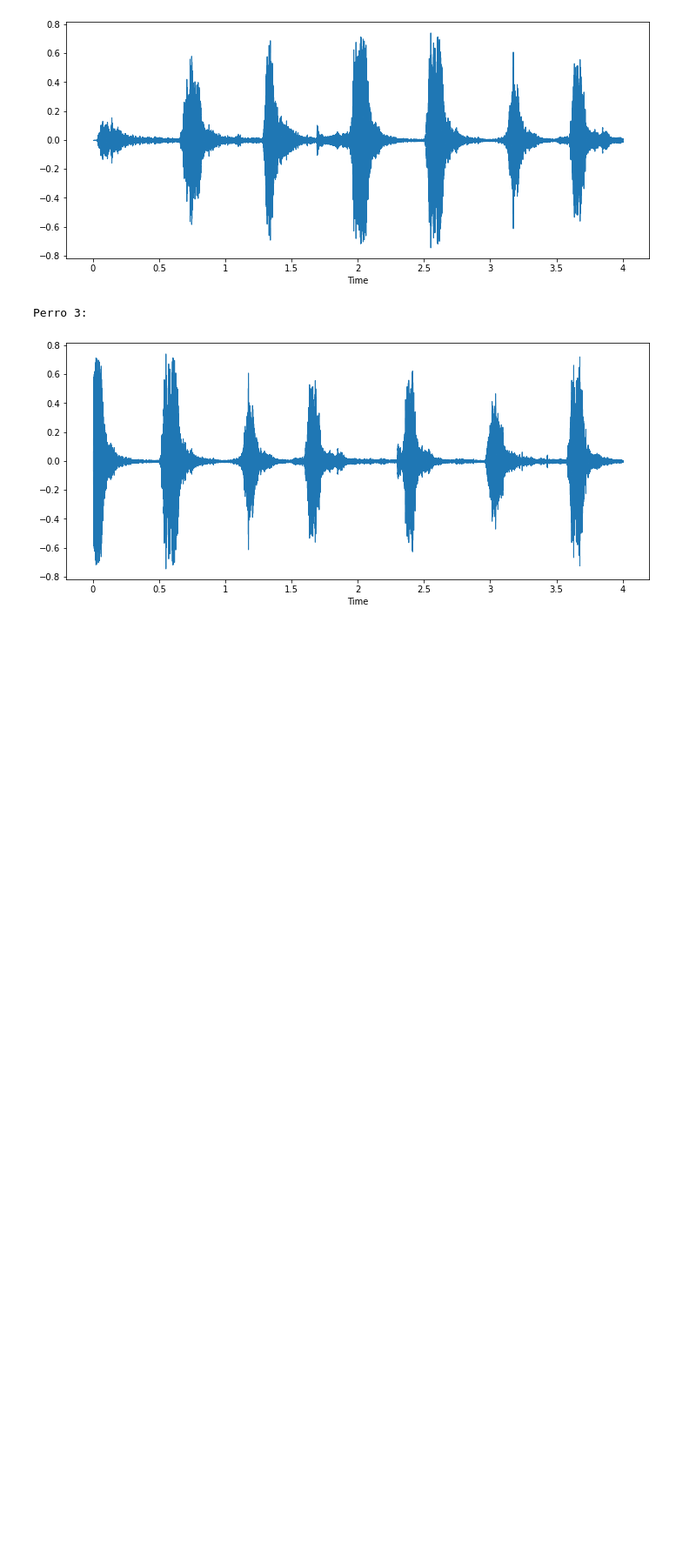
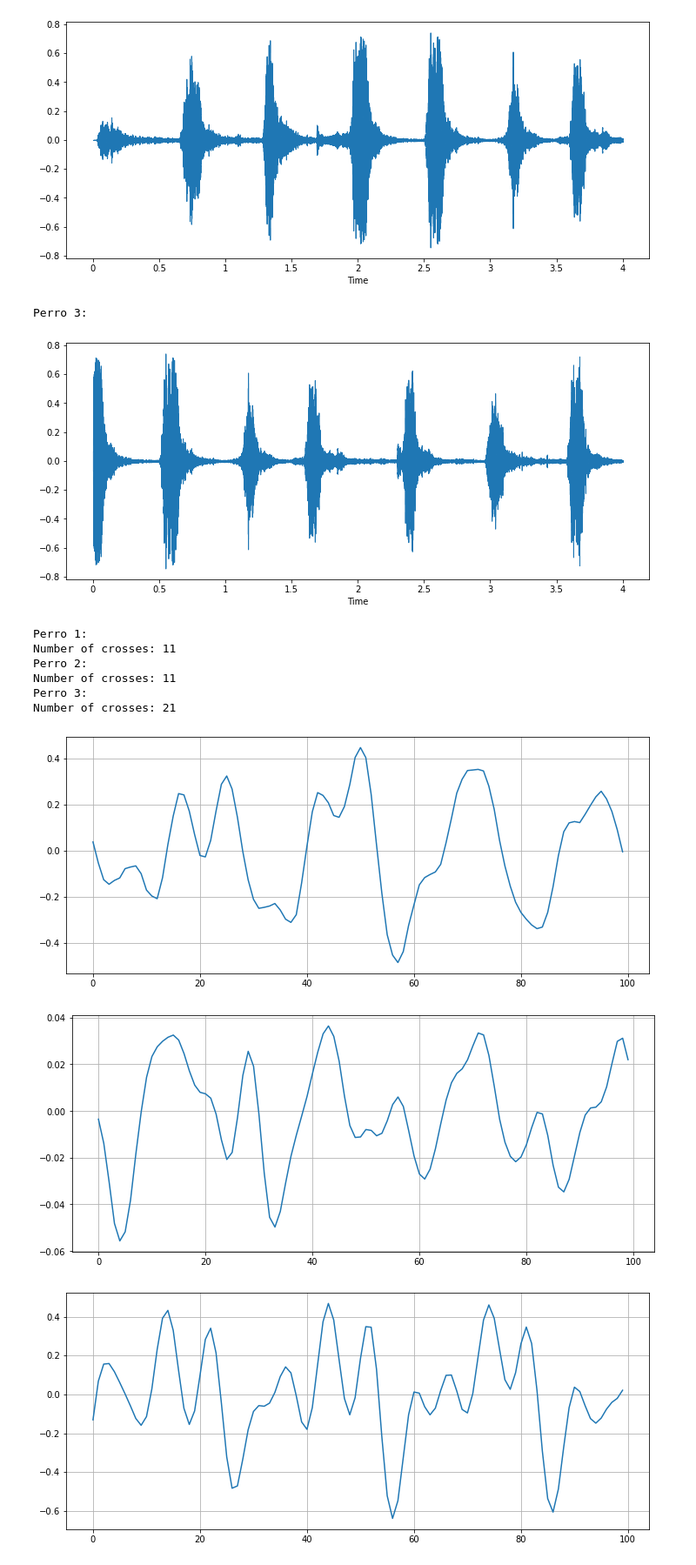
Before and after one commit to jhoel100/EDA-Proyecto, a Jupyter notebook: Clasificacion KDTREE.ipynb, the cells around one changed output. Shown at 87% size. Drawn from its saved outputs; the diff is of its cells as text; code cells hidden in the pictures; blank space fills up the shorter version.

Commit message:
Adding more graphics

```diff
--- a/Clasificacion KDTREE.ipynb
+++ b/Clasificacion KDTREE.ipynb
@@ -105,3 +105,37 @@ Perro 2:
 [figure]
 Perro 3:
 [figure]
+# %%
+print("Perro 1: ")
+plt.figure(figsize=(12, 5))
+plt.plot(x[1000:1100])
+plt.grid()
+
+n_crossings = librosa.zero_crossings(x[1000:1100], pad=False)
+print(f'Number of crosses: {sum(n_crossings)}')
+
+print("Perro 2: ")
+plt.figure(figsize=(12, 5))
+plt.plot(x2[1000:1100])
+plt.grid()
+
+n_crossings = librosa.zero_crossings(x2[1000:1100], pad=False)
+print(f'Number of crosses: {sum(n_crossings)}')
+
+print("Perro 3: ")
+plt.figure(figsize=(12, 5))
+plt.plot(x3[1000:1100])
+plt.grid()
+
+n_crossings = librosa.zero_crossings(x3[1000:1100], pad=False)
+print(f'Number of crosses: {sum(n_crossings)}')
+# %% [output]
+Perro 1:
+Number of crosses: 11
+Perro 2:
+Number of crosses: 11
+Perro 3:
+Number of crosses: 21
+[figure, added]
+[figure, added]
+[figure, added]
```
